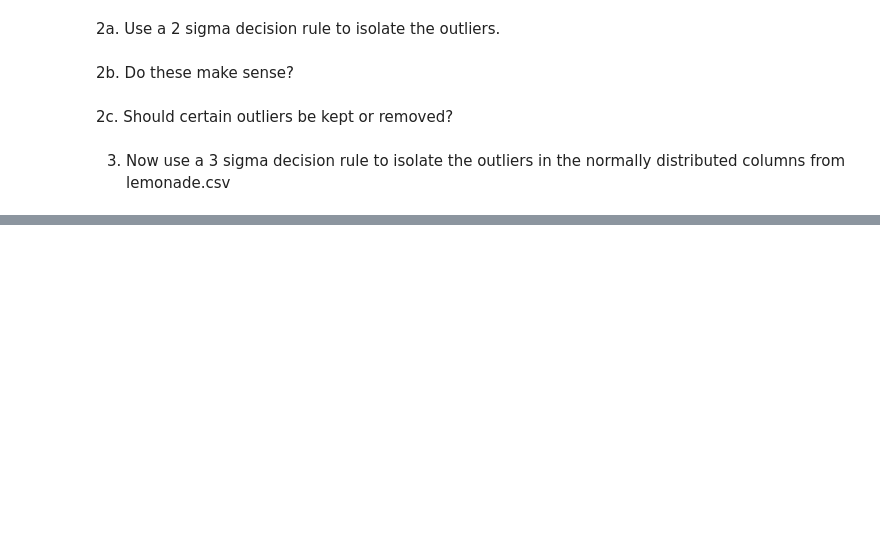
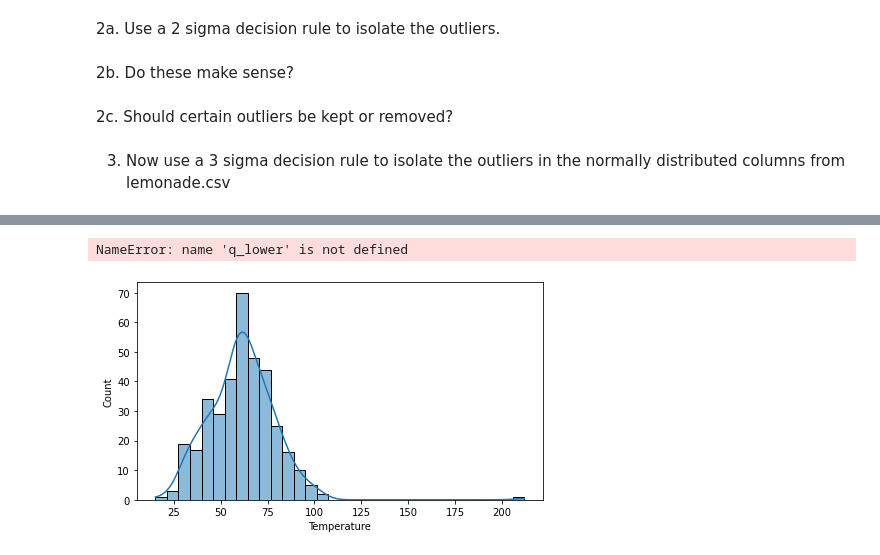
Before and after one commit to Tyler-Applegate/anomoly-detection-exercises, a Jupyter notebook: continuous_probabilistic_methods.ipynb.ipynb, the cells around one changed output, grey strips where cells are left out. Drawn from its saved outputs; the diff is of its cells as text; code cells hidden in the pictures; blank space fills up the shorter version.

```diff
--- a/continuous_probabilistic_methods.ipynb.ipynb
+++ b/continuous_probabilistic_methods.ipynb.ipynb
@@ -478,0 +499,5 @@ Probably not Gaussian
+# %%
+explore.plot_iqr_stats(df, 'Temperature')
+# %% [output]
+NameError: name 'q_lower' is not defined
+[figure, added]
```
Also changed, not shown: parts of 6 cells of this notebook, 1 other file.
